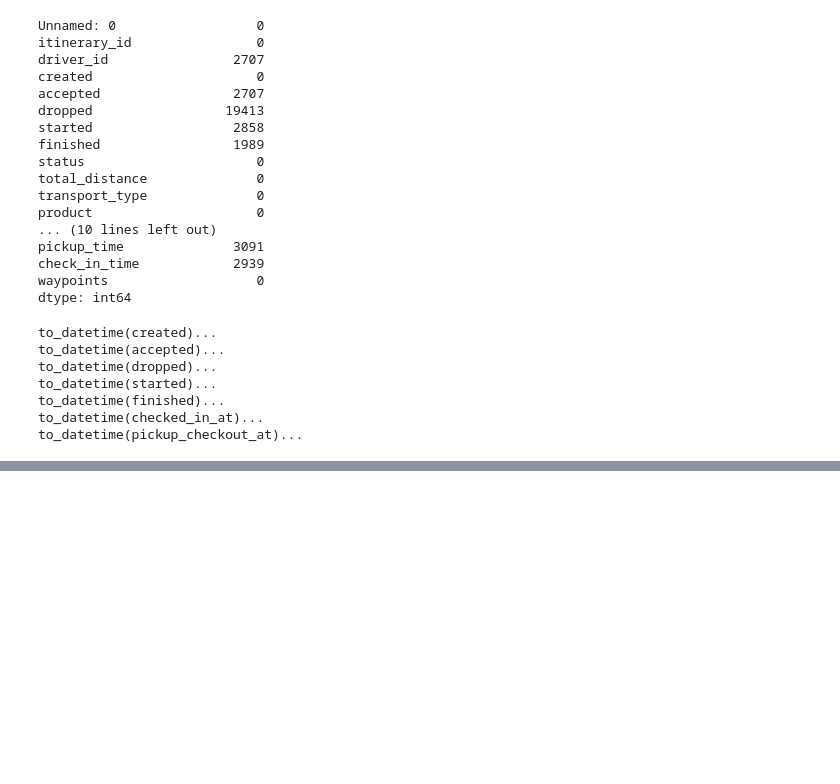
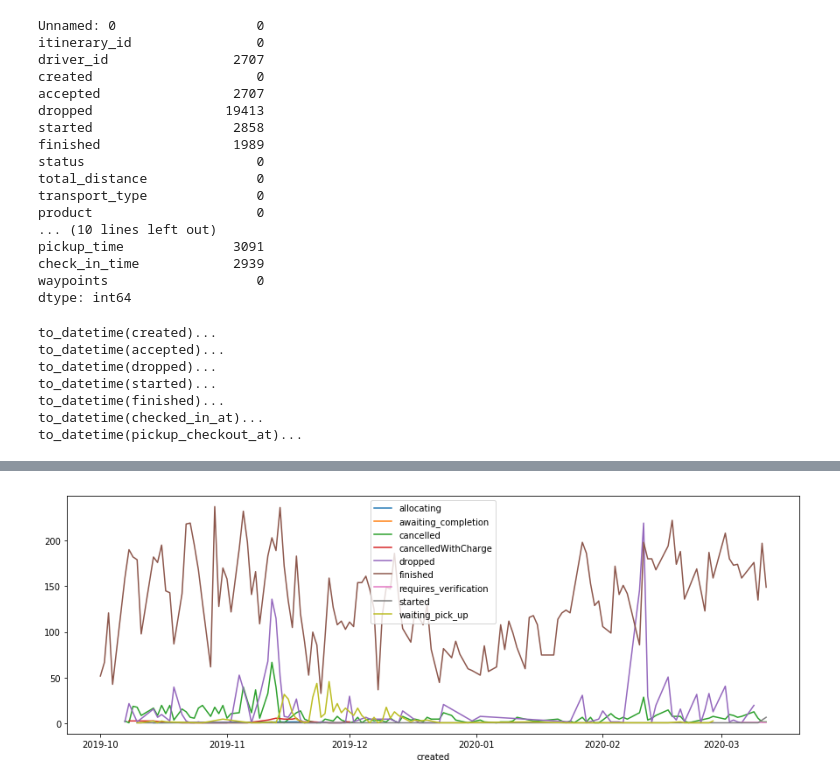
Before and after one commit to akanelson/ds4a, a Jupyter notebook: initial_exploratory_analysis/03 - Itinerary Datasets.ipynb, the cells around one changed output, grey strips where cells are left out. Cells and saved outputs as stored; diff of their text form; code cells hidden in the pictures; blank space fills up the shorter version.

```diff
--- a/initial_exploratory_analysis/03 - Itinerary Datasets.ipynb
+++ b/initial_exploratory_analysis/03 - Itinerary Datasets.ipynb
@@ -107,0 +111,7 @@ df[(df.status == 'finished')].groupby(df['finished'].dt.hour)['itinerary_id'].co
+# %%
+fig, ax = plt.subplots(figsize=(15,5))
+for s, g in df[(df.created.notnull()) & (df.status.notnull())].groupby('status'):
+    g.groupby(g.created.dt.date).itinerary_id.count().plot(ax=ax, label=s)
+plt.legend();
+# %% [output]
+[figure, added]
```
Also changed, not shown: parts of 9 cells of this notebook.
